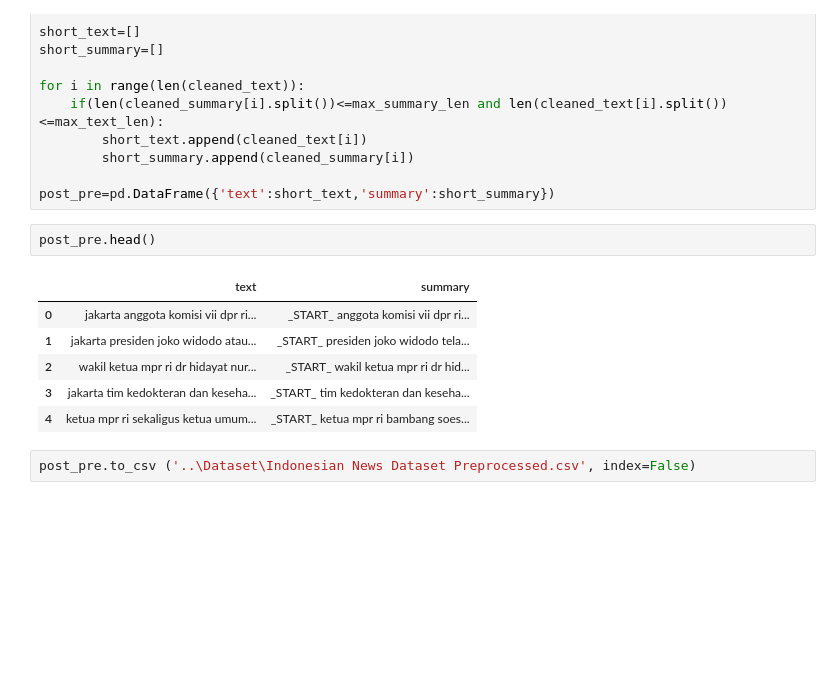
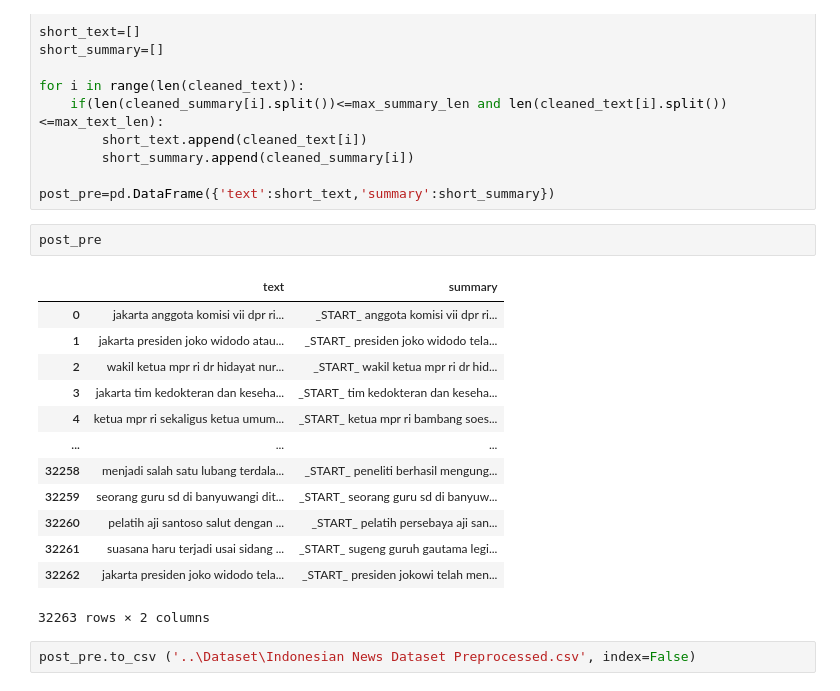
Before and after one commit to Chrylus/thesis-text-summarizer, a Jupyter notebook: preprocessing.ipynb, the cells around one changed output. Cells and saved outputs as stored; diff of their text form; blank space fills up the shorter version.

```diff
--- a/preprocessing.ipynb
+++ b/preprocessing.ipynb
@@ -205,13 +194,20 @@ for i in range(len(cleaned_text)):
 
 post_pre=pd.DataFrame({'text':short_text,'summary':short_summary})
 # %%
-post_pre.head()
+post_pre
 # %% [output]
 |  | text | summary |
 | 0 | jakarta anggota komisi vii dpr ri... | _START_ anggota komisi vii dpr ri... |
 | 1 | jakarta presiden joko widodo atau... | _START_ presiden joko widodo tela... |
 | 2 | wakil ketua mpr ri dr hidayat nur... | _START_ wakil ketua mpr ri dr hid... |
 | 3 | jakarta tim kedokteran dan keseha... | _START_ tim kedokteran dan keseha... |
 | 4 | ketua mpr ri sekaligus ketua umum... | _START_ ketua mpr ri bambang soes... |
+| ... | ... | ... |
+| 32258 | menjadi salah satu lubang terdala... | _START_ peneliti berhasil mengung... |
+| 32259 | seorang guru sd di banyuwangi dit... | _START_ seorang guru sd di banyuw... |
+| 32260 | pelatih aji santoso salut dengan ... | _START_ pelatih persebaya aji san... |
+| 32261 | suasana haru terjadi usai sidang ... | _START_ sugeng guruh gautama legi... |
+| 32262 | jakarta presiden joko widodo tela... | _START_ presiden jokowi telah men... |
+32263 rows × 2 columns
 # %%
 post_pre.to_csv ('..\Dataset\Indonesian News Dataset Preprocessed.csv', index=False)
```
Also changed, not shown: parts of 3 cells of this notebook.
